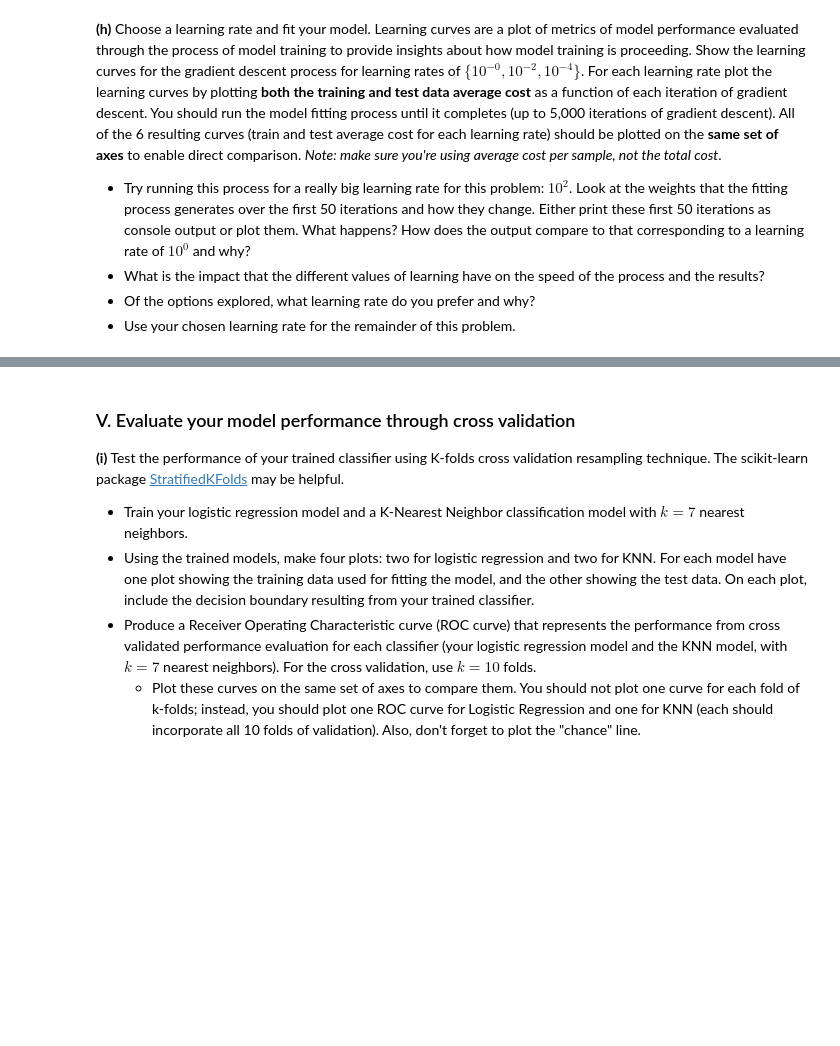
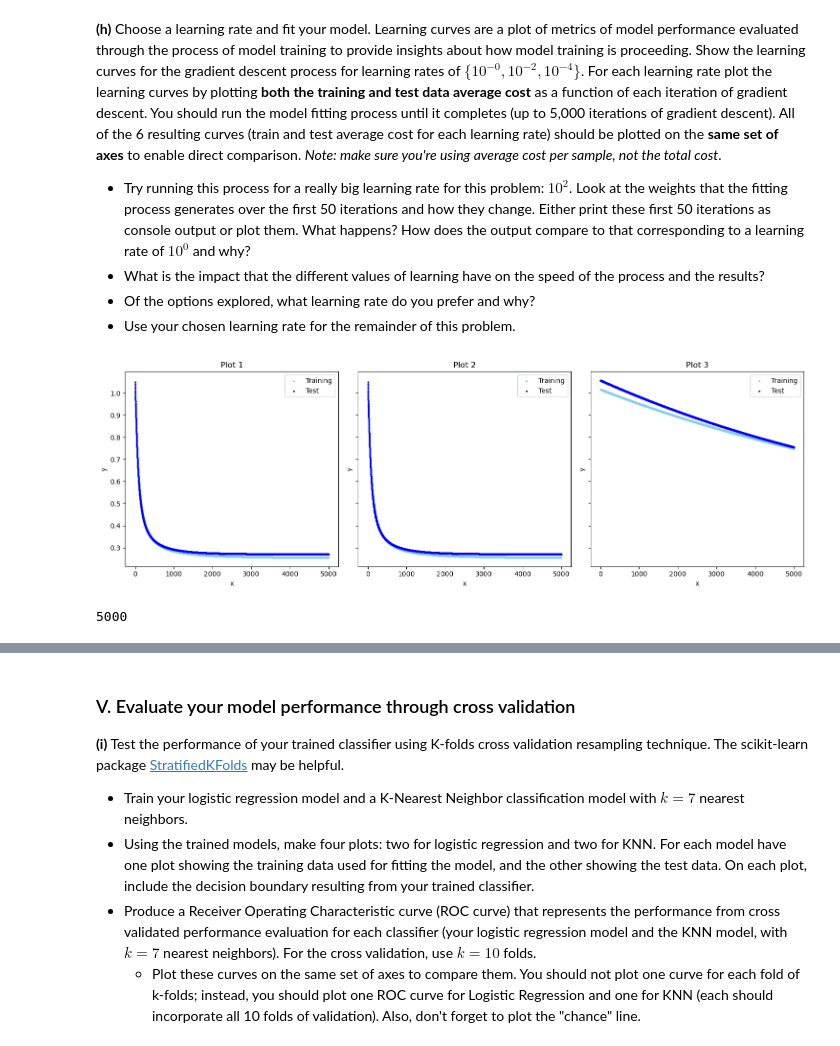
Before and after one commit to BarbaraPFloresRios/IDS705_PrinciplesOfMachineLearning, a Jupyter notebook: Assignment_3_SupervisedLearning_ModelTrainingAndEvaluation/Assignment_3.ipynb, the cells around one changed output, grey strips where cells are left out. Cells and saved outputs as stored; diff of their text form; code cells hidden in the pictures; blank space fills up the shorter version.

```diff
--- a/Assignment_3_SupervisedLearning_ModelTrainingAndEvaluation/Assignment_3.ipynb
+++ b/Assignment_3_SupervisedLearning_ModelTrainingAndEvaluation/Assignment_3.ipynb
@@ -387,4 +387,5 @@ class Logistic_regression:
     # Appends a column of ones as the first feature to account for the bias term
     def prepare_x(self, X):
         # returns the X with a new feature of all ones (a column that is the new column 0)
-        pass
+        ones_row = np.ones((1, X.shape[1]))
+        return np.vstack([ones_row, X])
@@ -420,0 +439,22 @@ array([[1, 0, 0, 0, 0, 1, 0, 0, 1, 1, 0, 1, 0, 0, 0, 1, 1, 1, 0, 1, 0, 1,
+# %%
+lc_train = [lc_train_1, lc_train_2, lc_train_3]
+lc_test = [lc_test_1, lc_test_2, lc_test_3]
+
+fig, axs = plt.subplots(1, len(lc_train), figsize=(15, 5), sharey=True)
+for i, (train, test) in enumerate(zip(lc_train, lc_test)):
+    axs[i].scatter(range(5000), train, color="skyblue", label="Training", s=3)
+    axs[i].scatter(range(5000), test, color="blue", label="Test", s=3)
+    axs[i].set_xlabel("x")
+    axs[i].set_ylabel("y")
+    axs[i].set_title(f"Plot {i+1}")
+    axs[i].legend()
+
+# Ajustar el diseño
+plt.tight_layout()
+plt.show()
+# %% [output]
+[figure, added]
+# %%
+len(lc_test_1)
+# %% [output]
+5000
```
Also changed, not shown: parts of 5 cells of this notebook.
